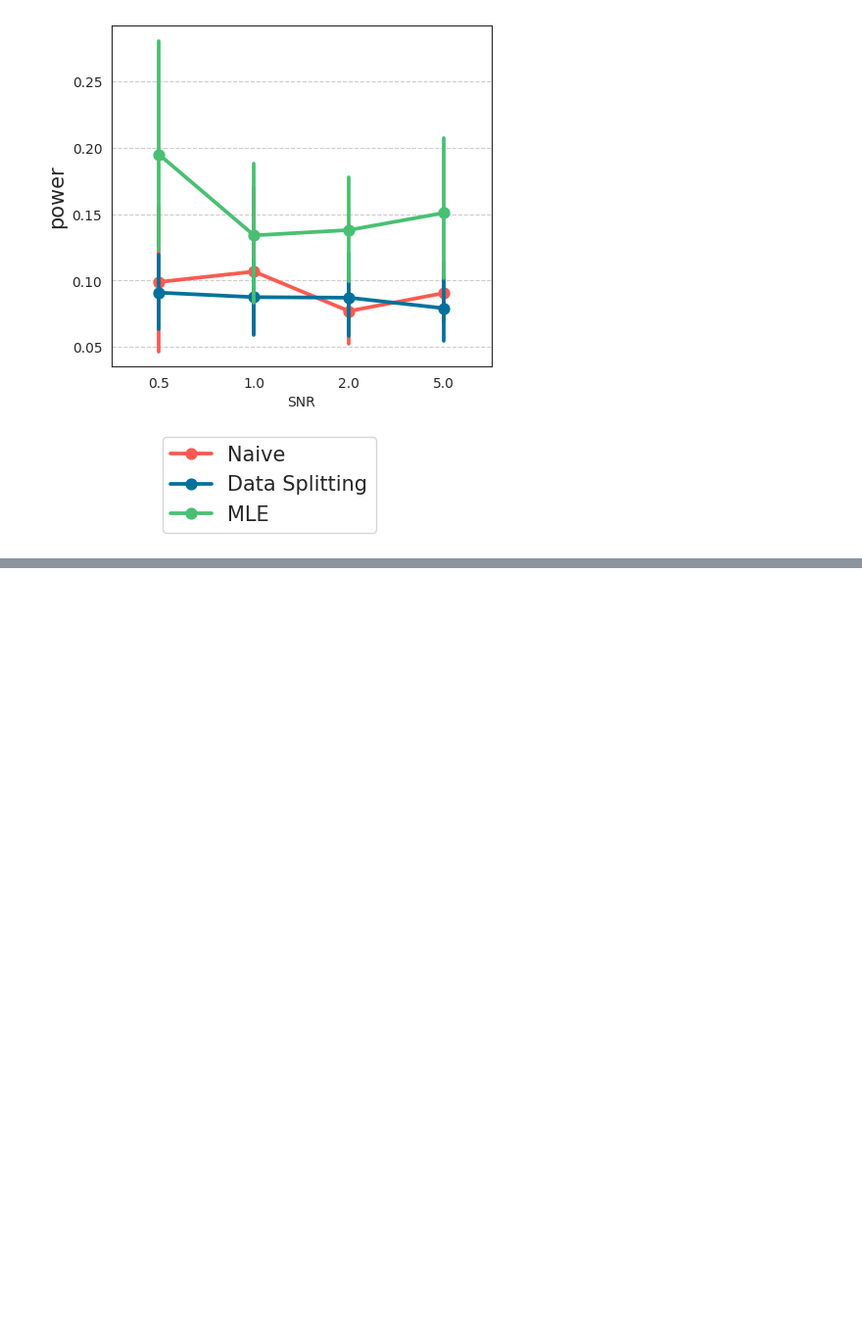
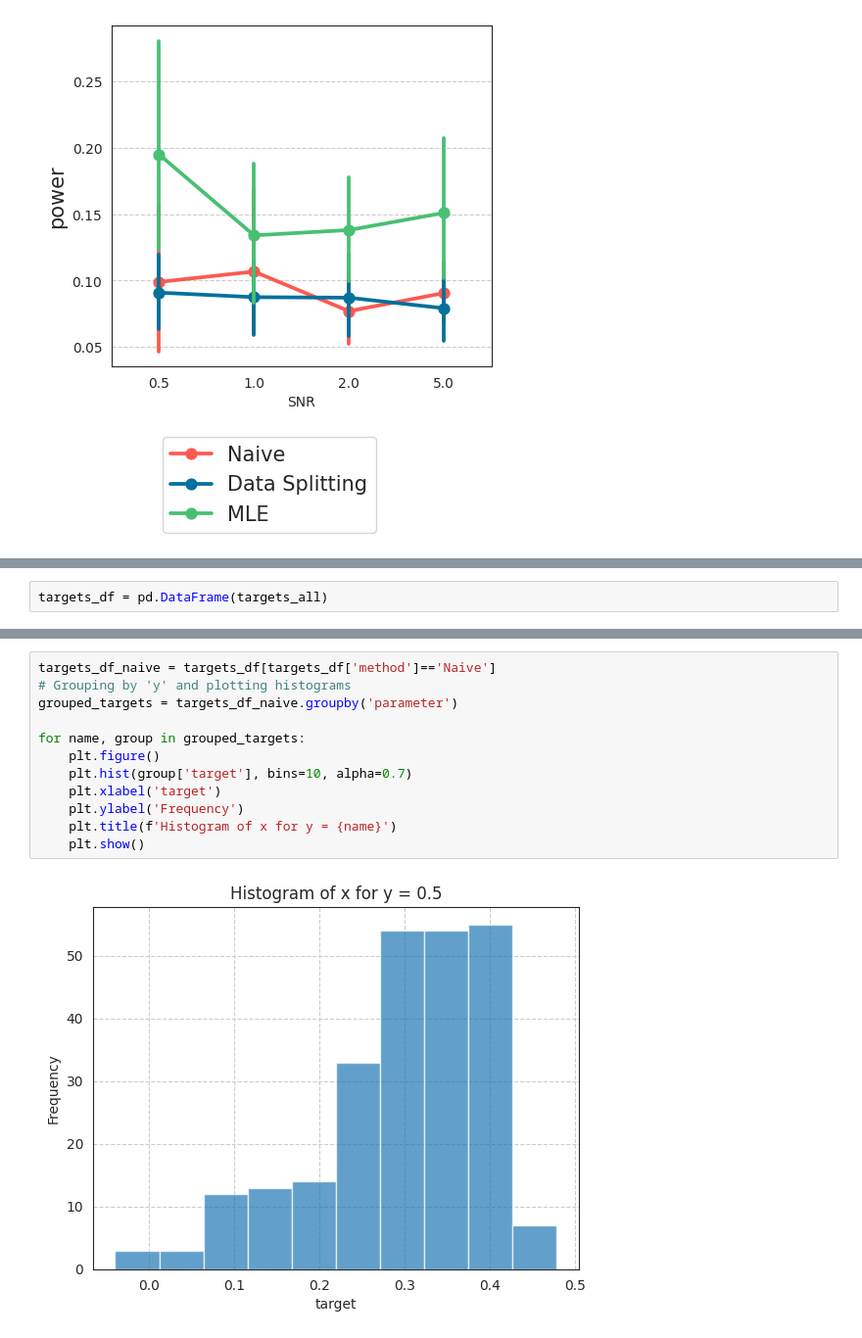
Before and after one commit to yiling-h/SI-Interaction, a Jupyter notebook: selectinf/Simulation/H1/Results/SNR/plotting_SNR.ipynb, the cells around one changed output, grey strips where cells are left out. Shown at 98% size. Cells and saved outputs as stored; diff of their text form; blank space fills up the shorter version.

```diff
--- a/selectinf/Simulation/H1/Results/SNR/plotting_SNR.ipynb
+++ b/selectinf/Simulation/H1/Results/SNR/plotting_SNR.ipynb
@@ -40,0 +80,2 @@ point_plot_multimetrics(oper_char_df=pd.DataFrame(oper_char),
+# %%
+targets_df = pd.DataFrame(targets_all)
@@ -40,0 +98,14 @@ point_plot_multimetrics(oper_char_df=pd.DataFrame(oper_char),
+# %%
+targets_df_naive = targets_df[targets_df['method']=='Naive']
+# Grouping by 'y' and plotting histograms
+grouped_targets = targets_df_naive.groupby('parameter')
+
+for name, group in grouped_targets:
+    plt.figure()
+    plt.hist(group['target'], bins=10, alpha=0.7)
+    plt.xlabel('target')
+    plt.ylabel('Frequency')
+    plt.title(f'Histogram of x for y = {name}')
+    plt.show()
+# %% [output]
+[figure, added]
```
Also changed, not shown: parts of 12 cells of this notebook, 4 other files.
